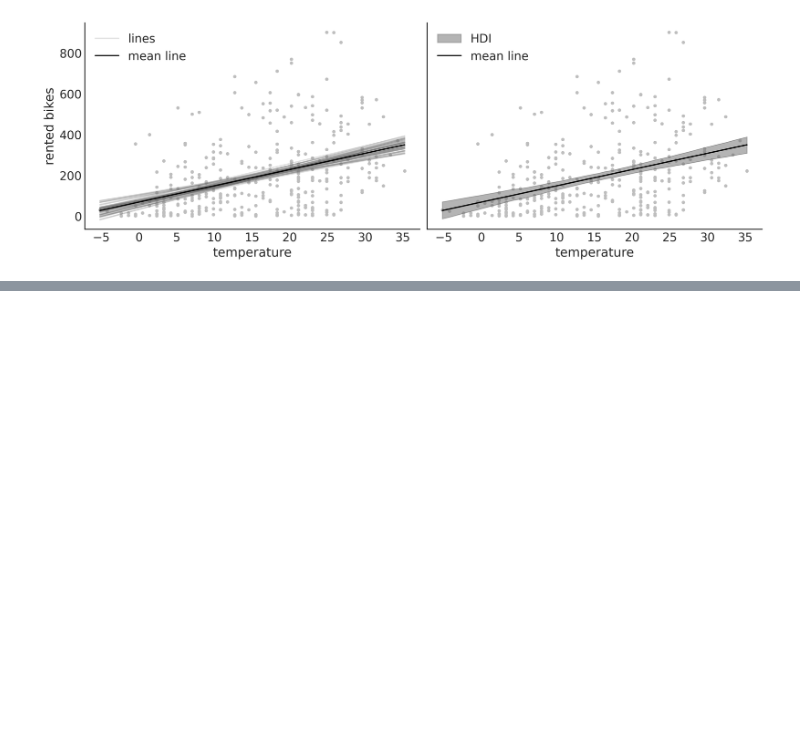
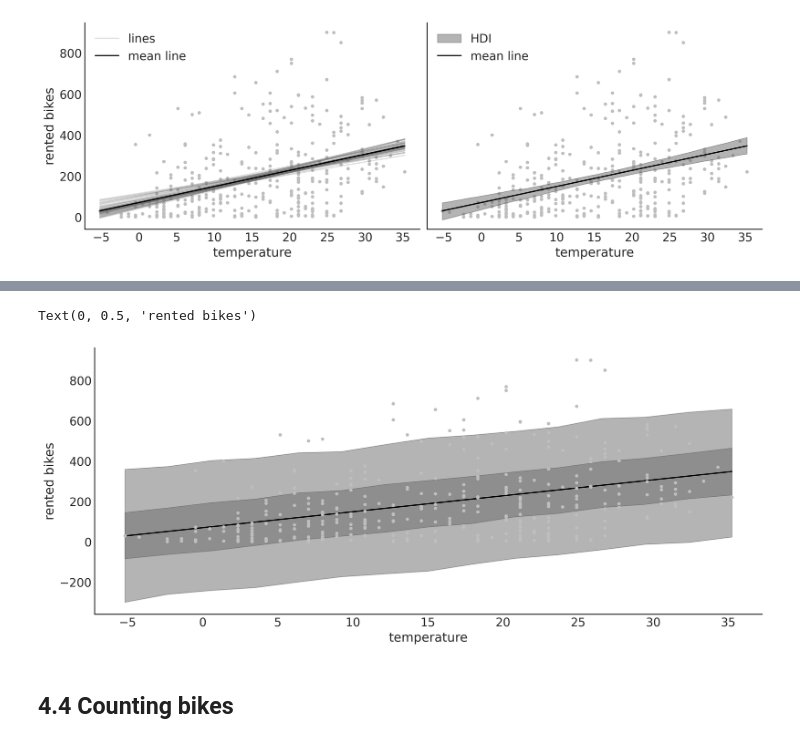
Before and after one commit to pydatawrangler/biwp, a Jupyter notebook: book_bayesian-analysis-python-3ed/04_bawp3ed_chap4.ipynb, the cells around one changed output, grey strips where cells are left out. Drawn from its saved outputs; the diff is of its cells as text; code cells hidden in the pictures; blank space fills up the shorter version.

```diff
--- a/book_bayesian-analysis-python-3ed/04_bawp3ed_chap4.ipynb
+++ b/book_bayesian-analysis-python-3ed/04_bawp3ed_chap4.ipynb
@@ -202,0 +175,30 @@ Coordinates:
+# %%
+idx=np.argsort(temperatures)
+# %%
+x = np.linspace(temperatures.min(), temperatures.max(), 15)
+# %%
+y_pred_q = idata_lb.posterior_predictive["y_pred"].quantile(
+    [0.03, 0.97, 0.25, 0.75], dim=["chain", "draw"]
+)
+# %%
+y_hat_bounds = iter(
+    [
+        PchipInterpolator(temperatures[idx], y_pred_q[i][idx])(x)
+        for i in range(4)
+    ]
+)
+# %%
+_, ax = plt.subplots(figsize=(12,5))
+ax.plot(bikes.temperature, bikes.rented, "C2.", zorder=3)
+ax.plot(bikes.temperature[idx], mean_line[idx], c="C0")
+
+for lb, ub in zip(y_hat_bounds, y_hat_bounds):
+    ax.fill_between(x, lb, ub, color="C1", alpha=0.5)
+
+ax.set_xlabel("temperature")
+ax.set_ylabel("rented bikes")
+# %% [output]
+Text(0, 0.5, 'rented bikes')
+[figure, added]
+# %% [markdown]
+## 4.4 Counting bikes
```
Also changed, not shown: parts of 14 cells of this notebook.
